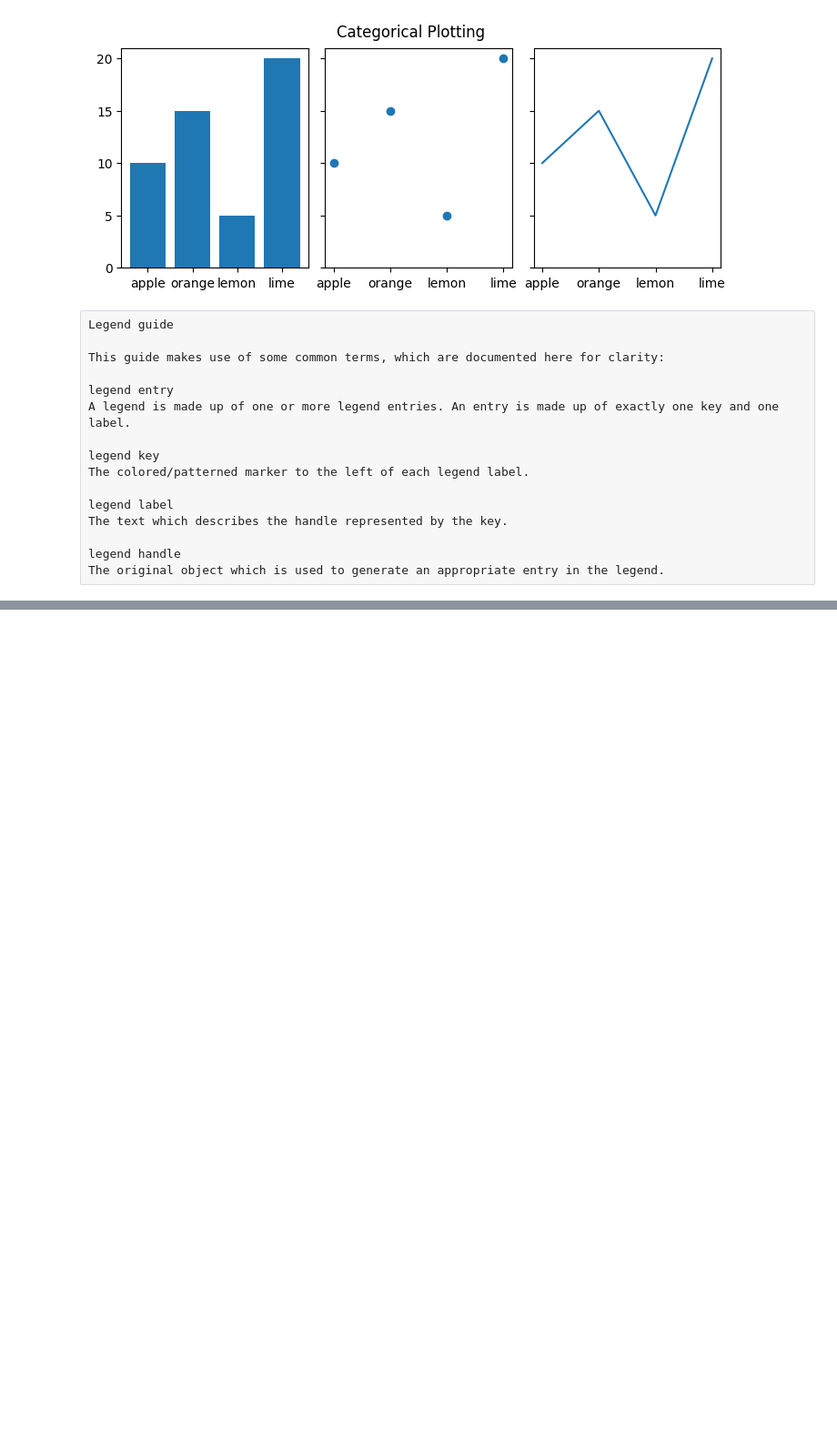
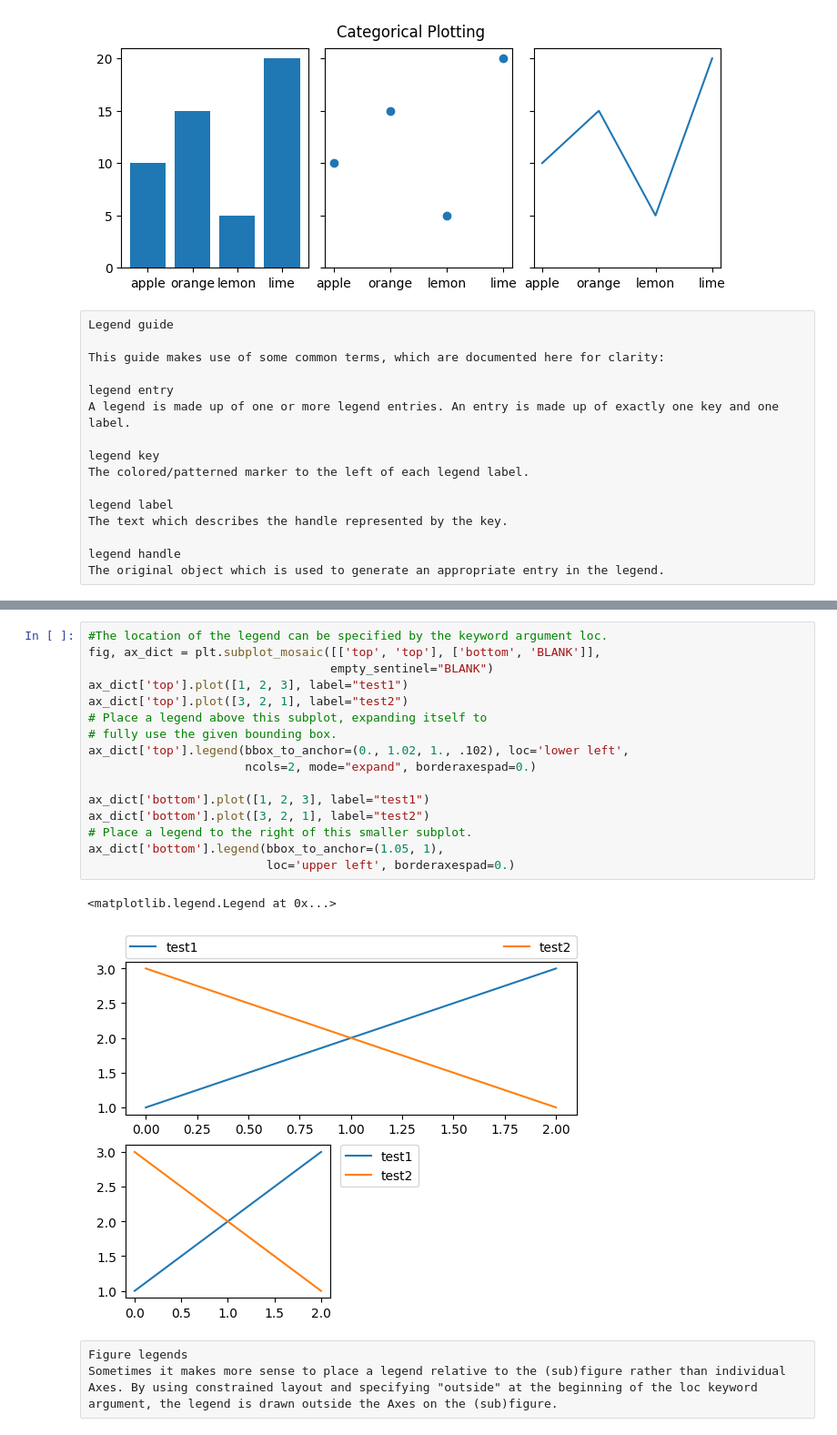
Before and after one commit to manasesmutembei11/ML, a Jupyter notebook: matplotlib/matplotlib_axes&subplots.ipynb, the cells around one changed output, grey strips where cells are left out. Shown at 91% size. Cells and saved outputs as stored; diff of their text form; blank space fills up the shorter version.

```diff
--- a/matplotlib/matplotlib_axes&subplots.ipynb
+++ b/matplotlib/matplotlib_axes&subplots.ipynb
@@ -568,0 +603,22 @@ The original object which is used to generate an appropriate entry in the legend
+# %%
+#The location of the legend can be specified by the keyword argument loc.
+fig, ax_dict = plt.subplot_mosaic([['top', 'top'], ['bottom', 'BLANK']],
+                                  empty_sentinel="BLANK")
+ax_dict['top'].plot([1, 2, 3], label="test1")
+ax_dict['top'].plot([3, 2, 1], label="test2")
+# Place a legend above this subplot, expanding itself to
+# fully use the given bounding box.
+ax_dict['top'].legend(bbox_to_anchor=(0., 1.02, 1., .102), loc='lower left',
+                      ncols=2, mode="expand", borderaxespad=0.)
+
+ax_dict['bottom'].plot([1, 2, 3], label="test1")
+ax_dict['bottom'].plot([3, 2, 1], label="test2")
+# Place a legend to the right of this smaller subplot.
+ax_dict['bottom'].legend(bbox_to_anchor=(1.05, 1),
+                         loc='upper left', borderaxespad=0.)
+# %% [output]
+<matplotlib.legend.Legend at 0x...>
+[figure, added]
+# %% [raw]
+Figure legends
+Sometimes it makes more sense to place a legend relative to the (sub)figure rather than individual Axes. By using constrained layout and specifying "outside" at the beginning of the loc keyword argument, the legend is drawn outside the Axes on the (sub)figure.
```
Also changed, not shown: parts of 6 cells of this notebook.
